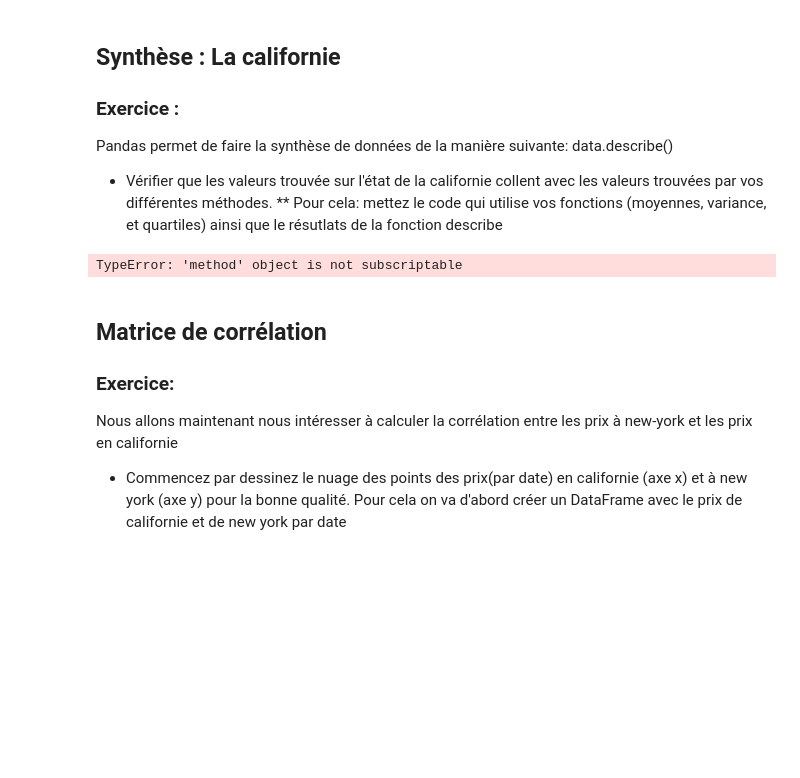
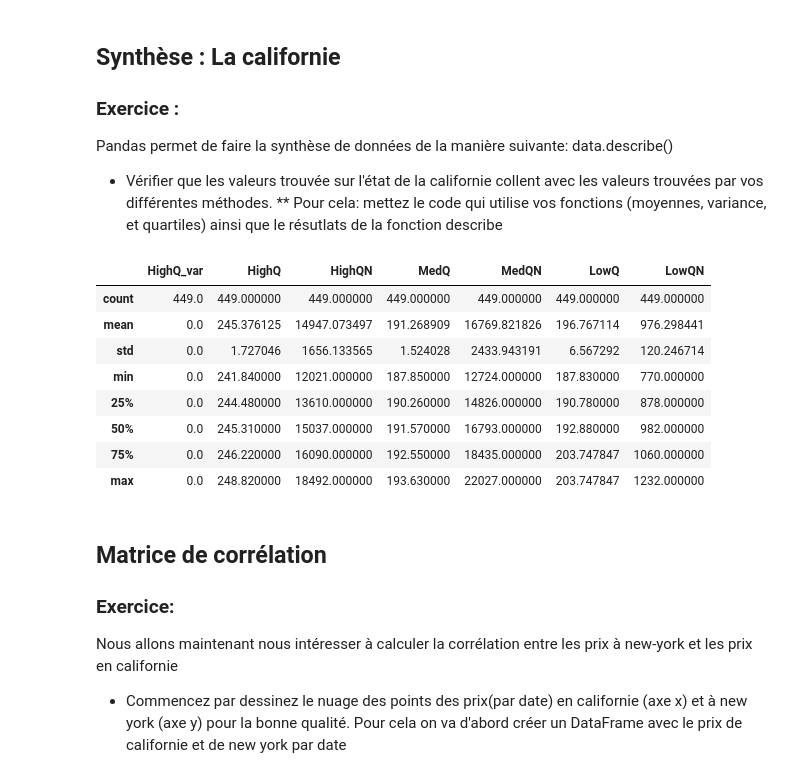
Before and after one commit to menglingshu/PythonExercice, a Jupyter notebook: TME1_LingshuMENG.ipynb, the cells around one changed output. Cells and saved outputs as stored; diff of their text form; code cells hidden in the pictures; blank space fills up the shorter version.

```diff
--- a/TME1_LingshuMENG.ipynb
+++ b/TME1_LingshuMENG.ipynb
@@ -375,9 +401,18 @@ data.describe()
 * Vérifier que les valeurs trouvée sur l'état de la californie collent avec les valeurs trouvées par vos différentes méthodes.
 ** Pour cela: mettez le code qui utilise vos fonctions (moyennes, variance, et quartiles) ainsi que le résutlats de la fonction describe
 # %%
-prices_pd.groupby(['State']).get_group['california'].describe()
+data = prices_pd.groupby(['State']).get_group('California')
+data.describe()
 # %% [output]
-TypeError: 'method' object is not subscriptable
+|  | HighQ_var | HighQ | HighQN | MedQ | MedQN | LowQ | LowQN |
+| count | 449.0 | 449.000000 | 449.000000 | 449.000000 | 449.000000 | 449.000000 | 449.000000 |
+| mean | 0.0 | 245.376125 | 14947.073497 | 191.268909 | 16769.821826 | 196.767114 | 976.298441 |
+| std | 0.0 | 1.727046 | 1656.133565 | 1.524028 | 2433.943191 | 6.567292 | 120.246714 |
+| min | 0.0 | 241.840000 | 12021.000000 | 187.850000 | 12724.000000 | 187.830000 | 770.000000 |
+| 25% | 0.0 | 244.480000 | 13610.000000 | 190.260000 | 14826.000000 | 190.780000 | 878.000000 |
+| 50% | 0.0 | 245.310000 | 15037.000000 | 191.570000 | 16793.000000 | 192.880000 | 982.000000 |
+| 75% | 0.0 | 246.220000 | 16090.000000 | 192.550000 | 18435.000000 | 203.747847 | 1060.000000 |
+| max | 0.0 | 248.820000 | 18492.000000 | 193.630000 | 22027.000000 | 203.747847 | 1232.000000 |
 # %% [markdown]
 ## Matrice de corrélation
 
```
Also changed, not shown: parts of 17 cells of this notebook.
